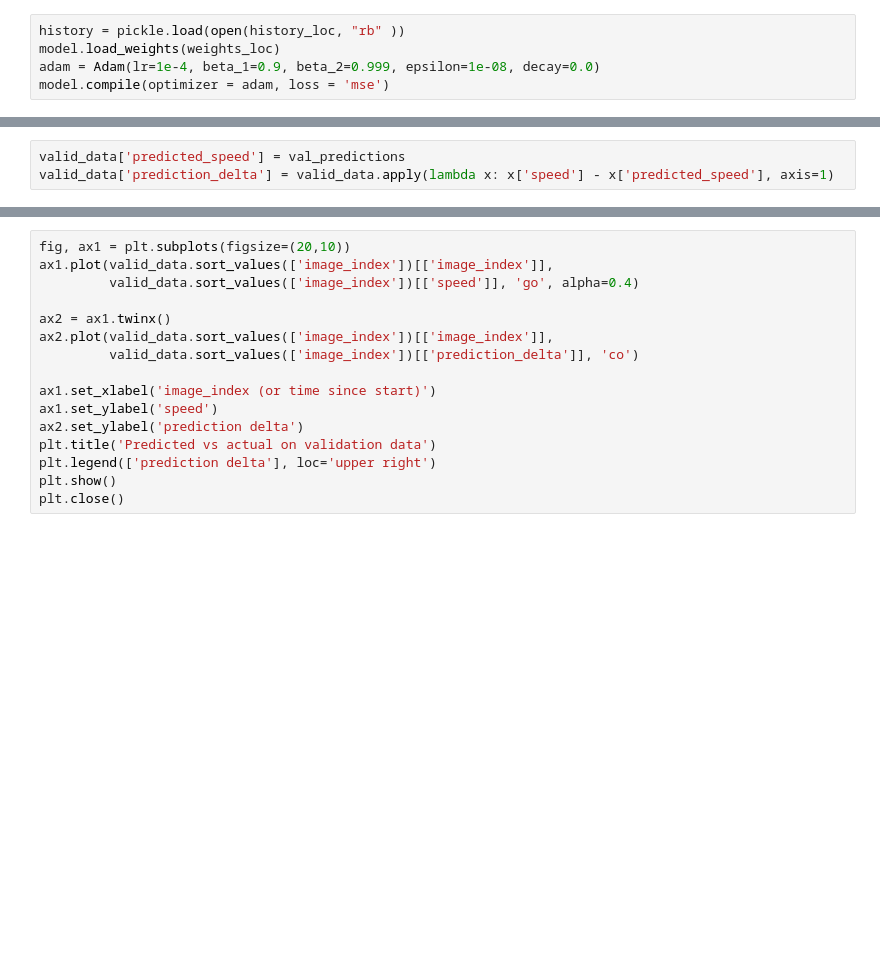
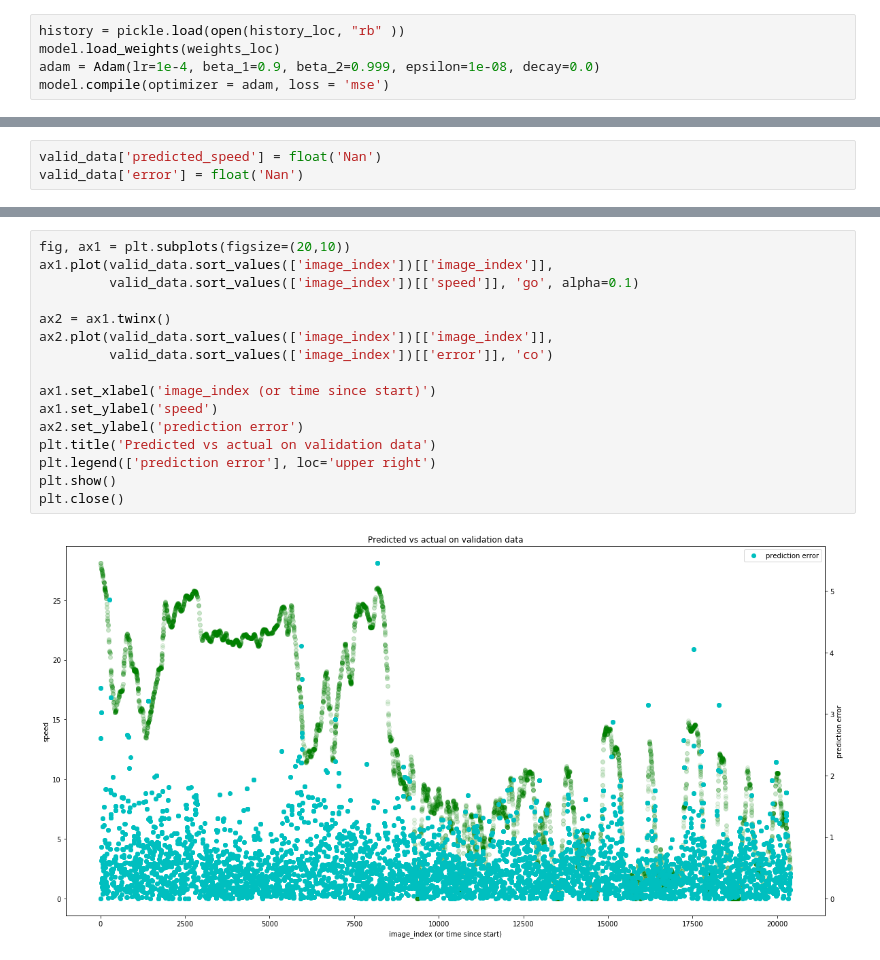
Before and after one commit to jovsa/speed-challenge-2017, a Jupyter notebook: NVIDIA model exploration.ipynb, the cells around one changed output, grey strips where cells are left out. Saved outputs shown, nothing was run; the diff lists cells and outputs as text; blank space fills up the shorter version.

Commit message:
updates to validation analysis

```diff
--- a/NVIDIA model exploration.ipynb
+++ b/NVIDIA model exploration.ipynb
@@ -472,3 +474,3 @@ val_predictions = model.predict_generator(valid_generator, steps=val_size, verbo
-# %%
-valid_data['predicted_speed'] = val_predictions
-valid_data['prediction_delta'] = valid_data.apply(lambda x: x['speed'] - x['predicted_speed'], axis=1)
+# %%
+valid_data['predicted_speed'] = float('Nan')
+valid_data['error'] = float('Nan')
@@ -487,16 +532,18 @@ plt.close()
 # %%
 fig, ax1 = plt.subplots(figsize=(20,10))
 ax1.plot(valid_data.sort_values(['image_index'])[['image_index']],
-         valid_data.sort_values(['image_index'])[['speed']], 'go', alpha=0.4)
+         valid_data.sort_values(['image_index'])[['speed']], 'go', alpha=0.1)
 
 ax2 = ax1.twinx()
 ax2.plot(valid_data.sort_values(['image_index'])[['image_index']],
-         valid_data.sort_values(['image_index'])[['prediction_delta']], 'co')
+         valid_data.sort_values(['image_index'])[['error']], 'co')
 
 ax1.set_xlabel('image_index (or time since start)')
 ax1.set_ylabel('speed')
-ax2.set_ylabel('prediction delta')
+ax2.set_ylabel('prediction error')
 plt.title('Predicted vs actual on validation data')
-plt.legend(['prediction delta'], loc='upper right')
+plt.legend(['prediction error'], loc='upper right')
 plt.show()
 plt.close()
+# %% [output]
+[figure, added]
```
Also changed, not shown: parts of 14 cells of this notebook.
